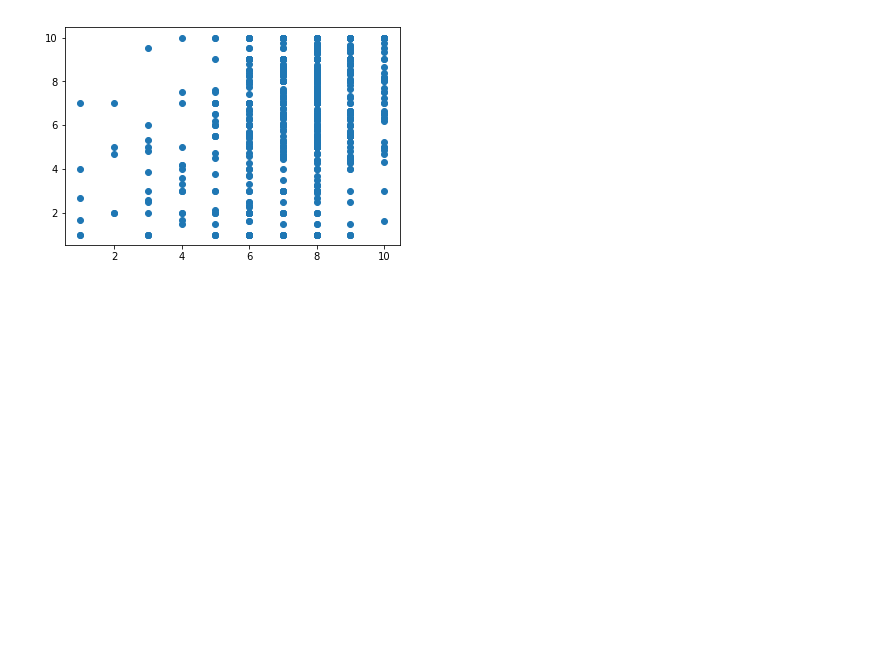
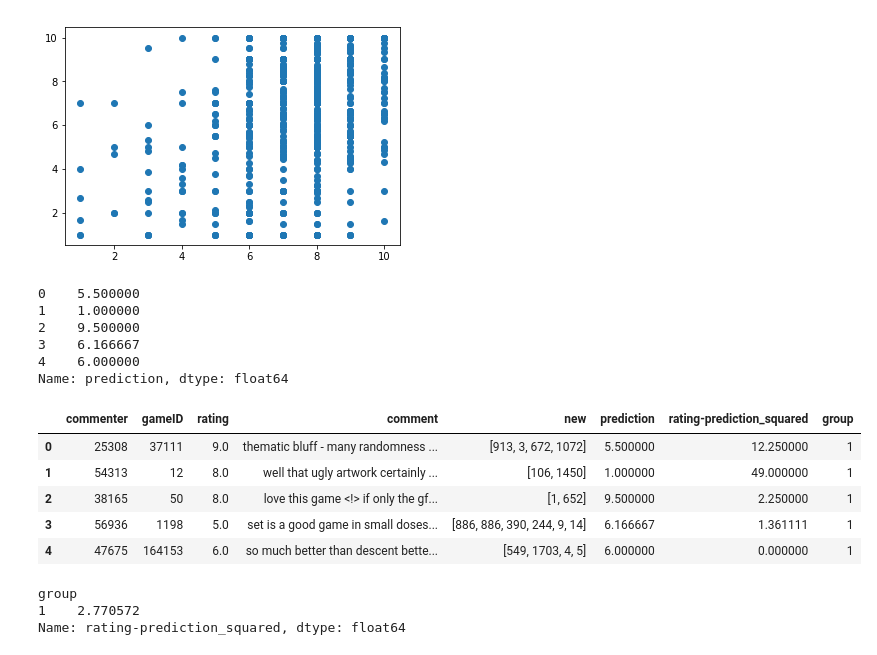
Before and after one commit to matthewgiem/boardgame_sentiment_analysis, a Jupyter notebook: Thursdays Work.ipynb, the cells around one changed output. Drawn from its saved outputs; the diff is of its cells as text; code cells hidden in the pictures; blank space fills up the shorter version.

Commit message:
calculate RMSE for my model

```diff
--- a/Thursdays Work.ipynb
+++ b/Thursdays Work.ipynb
@@ -327,3 +338,28 @@ plt.scatter(test.rating, test.prediction)
 # %% [output]
 <matplotlib.collections.PathCollection at 0x...>
 [figure]
+# %%
+def first_part_to_rmse(rating, prediction):
+    return (rating-prediction)**2
+# %%
+test['prediction'].head()
+# %% [output]
+0    5.500000
+1    1.000000
+2    9.500000
+3    6.166667
+4    6.000000
+Name: prediction, dtype: float64
+# %%
+test['rating-prediction_squared'] = test.apply(lambda x: first_part_to_rmse(x['rating'], x['prediction']), axis=1)
+# %%
+test['group'] = 1
+# %%
+test.head()
+# %% [output]
+|  | commenter | gameID | rating | comment | new | prediction | rating-prediction_squared | group |
+| 0 | 25308 | 37111 | 9.0 | thematic bluff - many randomness ... | [913, 3, 672, 1072] | 5.500000 | 12.250000 | 1 |
+| 1 | 54313 | 12 | 8.0 | well that ugly artwork certainly ... | [106, 1450] | 1.000000 | 49.000000 | 1 |
+| 2 | 38165 | 50 | 8.0 | love this game <!> if only the gf... | [1, 652] | 9.500000 | 2.250000 | 1 |
+| 3 | 56936 | 1198 | 5.0 | set is a good game in small doses... | [886, 886, 390, 244, 9, 14] | 6.166667 | 1.361111 | 1 |
+| 4 | 47675 | 164153 | 6.0 | so much better than descent bette... | [549, 1703, 4, 5] | 6.000000 | 0.000000 | 1 |
@@ -329,0 +374,6 @@ plt.scatter(test.rating, test.prediction)
+# %%
+test.groupby('group')['rating-prediction_squared'].apply(return_rmse)
+# %% [output]
+group
+1    2.770572
+Name: rating-prediction_squared, dtype: float64
```
Also changed, not shown: parts of 9 cells of this notebook.
